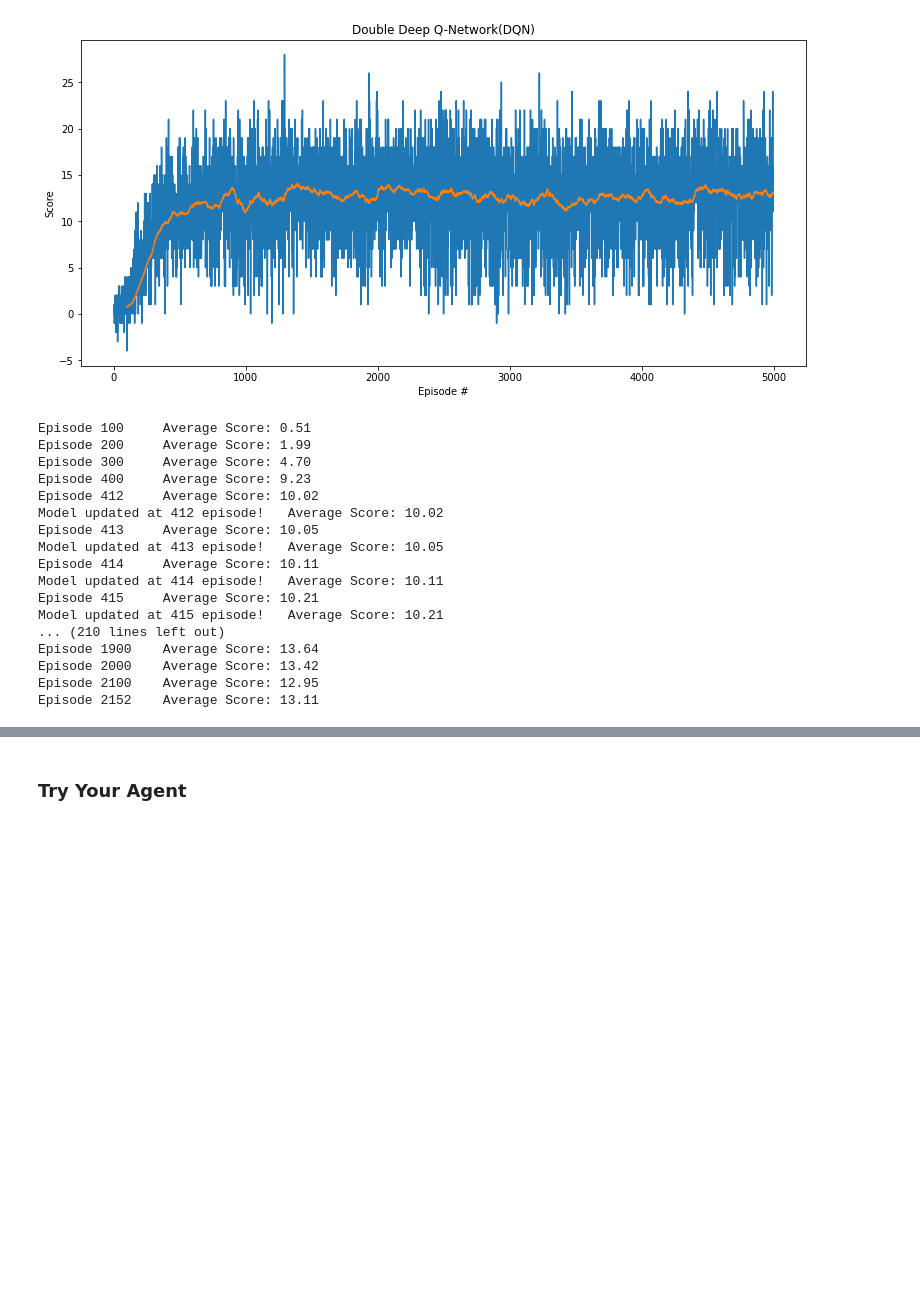
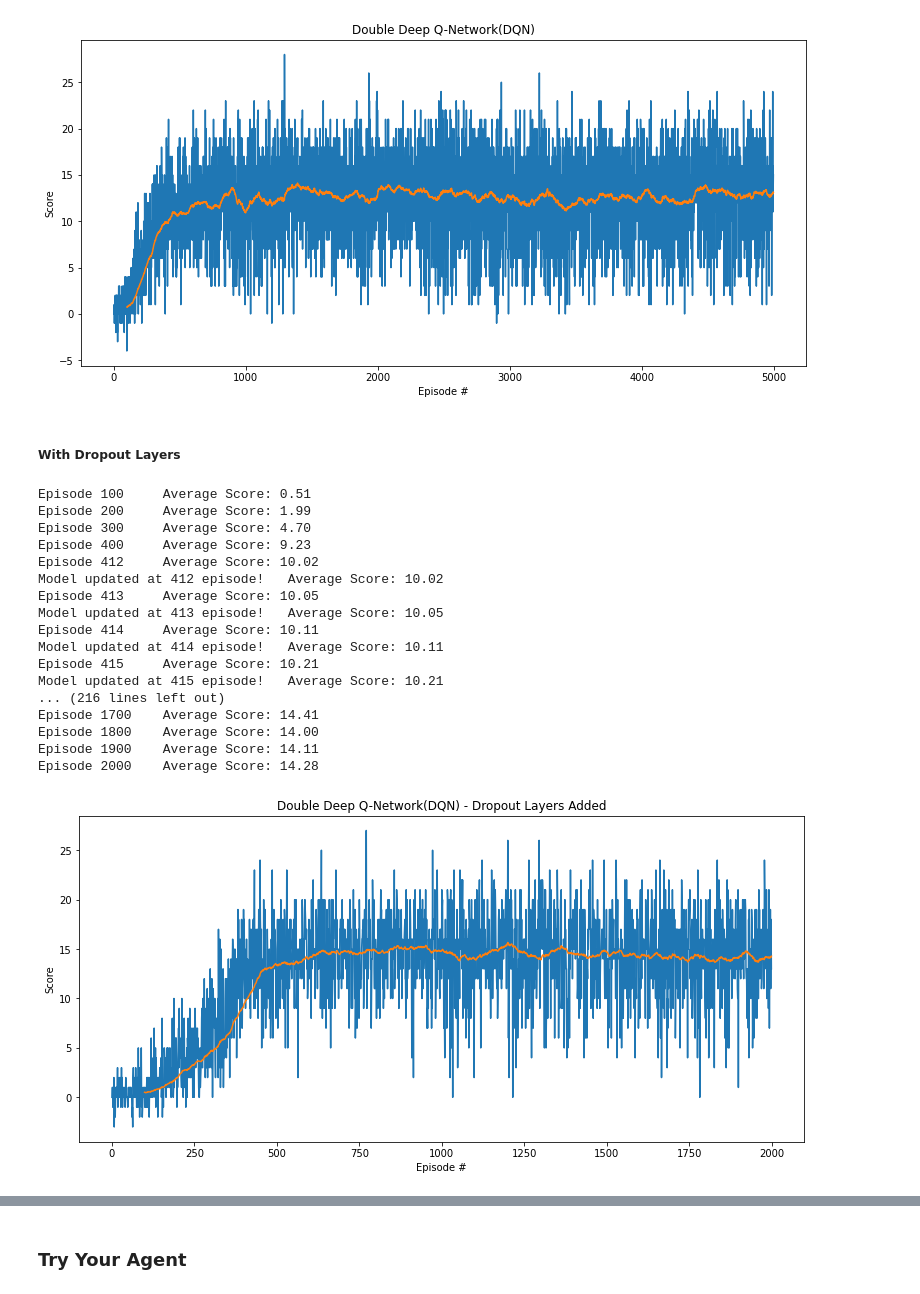
Before and after one commit to BenKang34/deep-reinforcement-learning-nanodegree, a Jupyter notebook: p1_navigation/Navigation.ipynb, the cells around one changed output, grey strips where cells are left out. Cells and saved outputs as stored; diff of their text form; code cells hidden in the pictures; blank space fills up the shorter version.

```diff
--- a/p1_navigation/Navigation.ipynb
+++ b/p1_navigation/Navigation.ipynb
@@ -271,36 +284,39 @@ Episode 4800    Average Score: 12.81
 Episode 4900    Average Score: 13.05
 Episode 5000    Average Score: 13.14
 [figure]
+# %% [markdown]
+##### With Dropout Layers
 # %%
-scores = dqn(double=True, training=True)
+scores = dqn(n_episodes=2000, double=True, training=True)
 
 rolling_window = 100
 
 # plot the scores
 fig = plt.figure(figsize=(13,6))
 ax = fig.add_subplot(111)
 plt.plot(np.arange(len(scores)), scores)
 rolling_mean = pd.Series(scores).rolling(rolling_window).mean()
 plt.plot(rolling_mean)
 plt.ylabel('Score')
 plt.xlabel('Episode #')
-plt.title('Double Deep Q-Network(DQN)')
+plt.title('Double Deep Q-Network(DQN) - Dropout Layers Added')
 plt.show()
 # %% [output]
 Episode 100     Average Score: 0.51
 Episode 200     Average Score: 1.99
 Episode 300     Average Score: 4.70
 Episode 400     Average Score: 9.23
 Episode 412     Average Score: 10.02
 Model updated at 412 episode!   Average Score: 10.02
 Episode 413     Average Score: 10.05
 Model updated at 413 episode!   Average Score: 10.05
 Episode 414     Average Score: 10.11
 Model updated at 414 episode!   Average Score: 10.11
 Episode 415     Average Score: 10.21
 Model updated at 415 episode!   Average Score: 10.21
-... (210 lines left out)
-Episode 1900    Average Score: 13.64
-Episode 2000    Average Score: 13.42
-Episode 2100    Average Score: 12.95
-Episode 2152    Average Score: 13.11
+... (216 lines left out)
+Episode 1700    Average Score: 14.41
+Episode 1800    Average Score: 14.00
+Episode 1900    Average Score: 14.11
+Episode 2000    Average Score: 14.28
+[figure, added]
```
Also changed, not shown: parts of 12 cells of this notebook.
